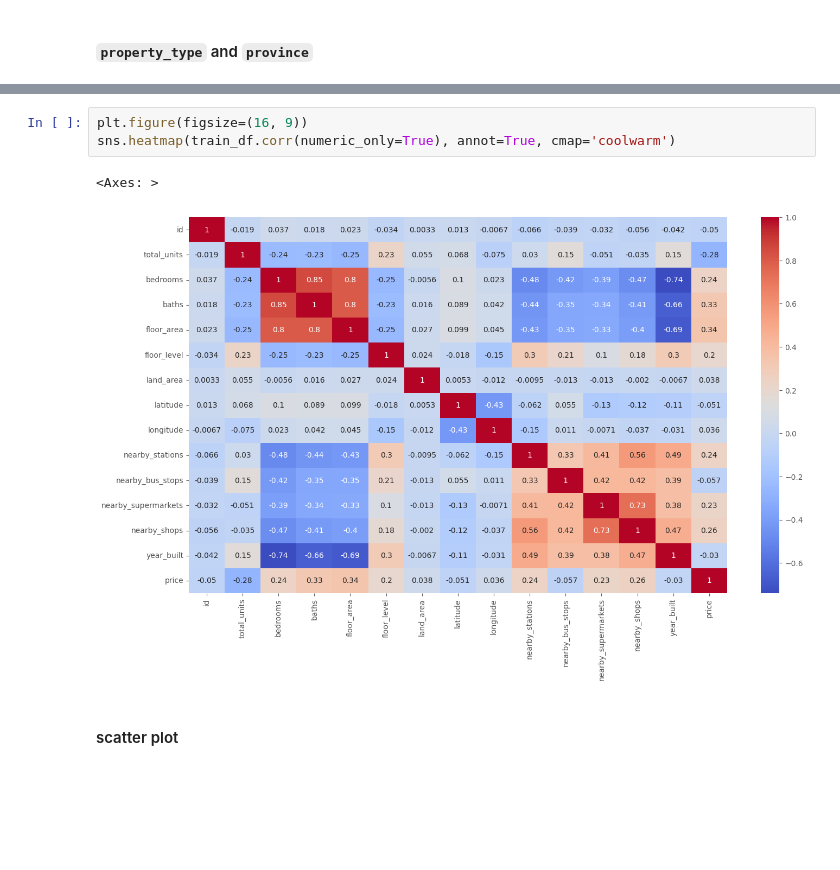
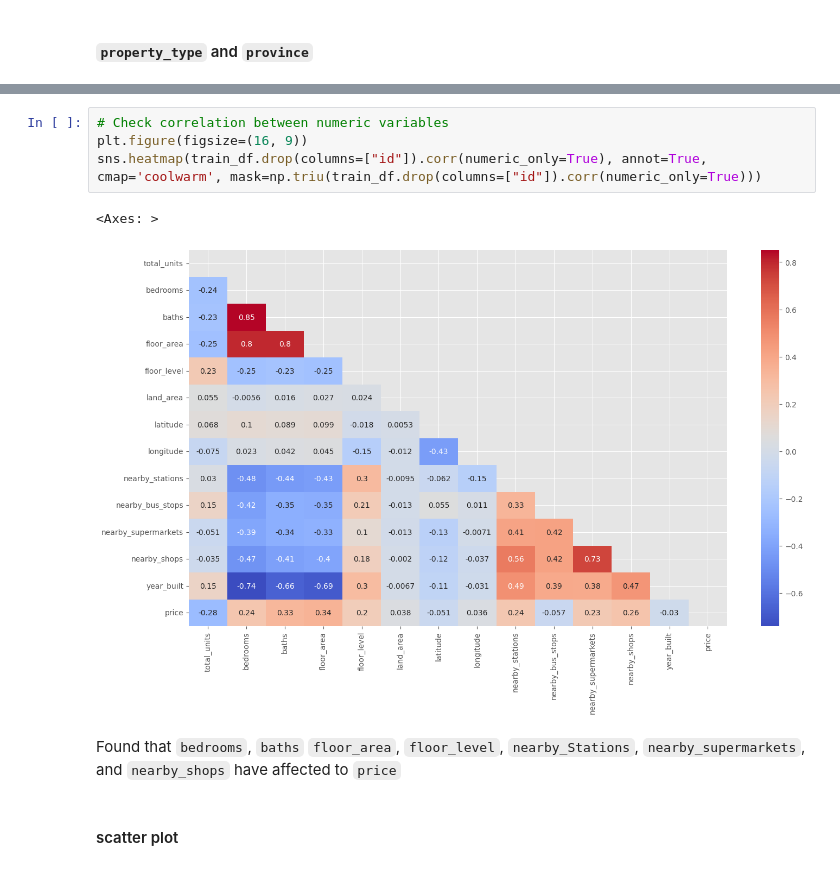
Before and after one commit to fake-or-dead/project-2, a Jupyter notebook: code/bangkok_house_pricing.ipynb, the cells around one changed output, grey strips where cells are left out. Saved outputs shown, nothing was run; the diff lists cells and outputs as text; blank space fills up the shorter version.

```diff
--- a/code/bangkok_house_pricing.ipynb
+++ b/code/bangkok_house_pricing.ipynb
@@ -142,9 +156,12 @@ for i in range(3):
 # %%
+# Check correlation between numeric variables
 plt.figure(figsize=(16, 9))
-sns.heatmap(train_df.corr(numeric_only=True), annot=True, cmap='coolwarm')
+sns.heatmap(train_df.drop(columns=["id"]).corr(numeric_only=True), annot=True, cmap='coolwarm', mask=np.triu(train_df.drop(columns=["id"]).corr(numeric_only=True)))
 # %% [output]
 <Axes: >
-[figure, old version]
+[figure, new version]
+# %% [markdown]
+Found that `bedrooms`, `baths` `floor_area`, `floor_level`, `nearby_Stations`, `nearby_supermarkets`, and `nearby_shops` have affected to `price`
 # %% [markdown]
 #### scatter plot
 # %%
```
Also changed, not shown: parts of 73 cells of this notebook, 3 other files.
